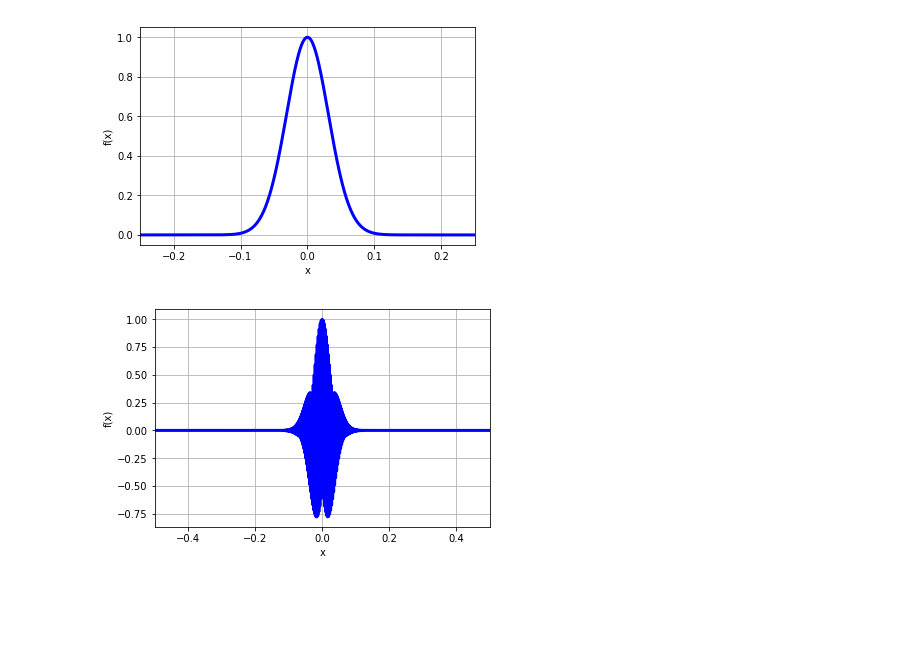
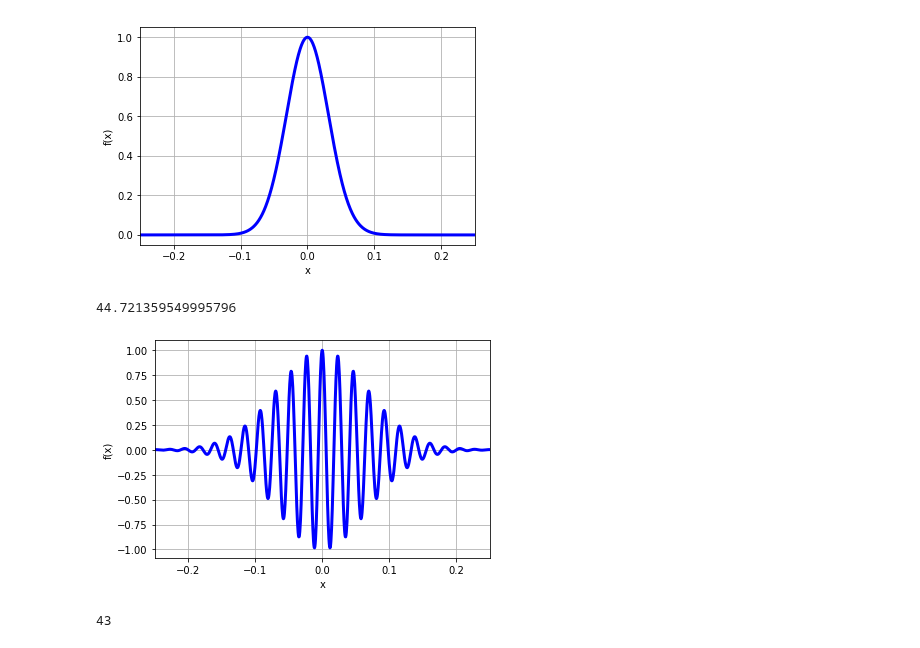
Before and after one commit to akumar01/uoicorr_analysis, a Jupyter notebook: notebooks/Theory/DChiSq.ipynb, the cells around one changed output. Saved outputs shown, nothing was run; the diff lists cells and outputs as text; code cells hidden in the pictures; blank space fills up the shorter version.

```diff
--- a/notebooks/Theory/DChiSq.ipynb
+++ b/notebooks/Theory/DChiSq.ipynb
@@ -188,4 +188,16 @@ mp.plot(lambda t: mp.fabs(dx2.char_fn(t)), [-0.25, 0.25], points=1000)
 IndentationError: expected an indented block
 ]
 [figure]
+# %%
+dx2 = DChiSq(1, 1, 100, 10)
+# %%
+np.sqrt(dx2.variance())
+# %% [output]
+44.721359549995796
+# %%
+# Plot the integrand of the inversion formula
+z = 90 + 270
+mp.plot(lambda t: mp.re(mp.exp(-1j * t * z) * dx2.char_fn(t)), [-0.25, 0.25], points=1000)
+# %% [output]
+[figure, added]
 # %%
@@ -193,6 +205,2 @@ mp.abs(mp.exp(-1j * t * z) * dx2.char_fn(t))
 # %%
-# Plot the integrand of the inversion formula
-z = 2260
-mp.plot(lambda t: mp.re(mp.exp(-1j * t * z) * dx2.char_fn(t)), [-0.5, 0.5], points=1000)
+cf0 = list(map(lambda t: mp.re(mp.exp(-1j * t * z) * dx2.char_fn(t)), np.linspace(-0.25, 0.25, 1000)))
-# %% [output]
-[figure, removed]
@@ -202,0 +207,4 @@ plt.plot(lambda)
+# %%
+partpnts.size
+# %% [output]
+43
```
Also changed, not shown: parts of 13 cells of this notebook, 3 other files.
